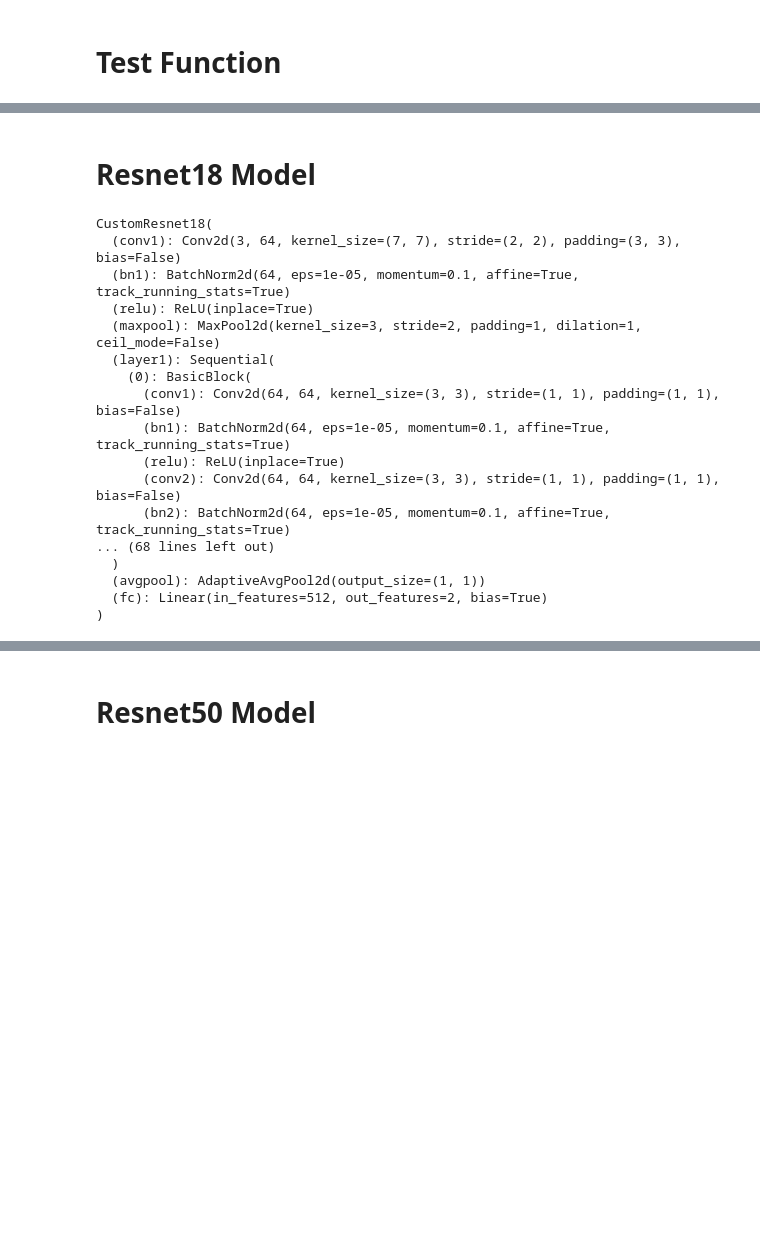
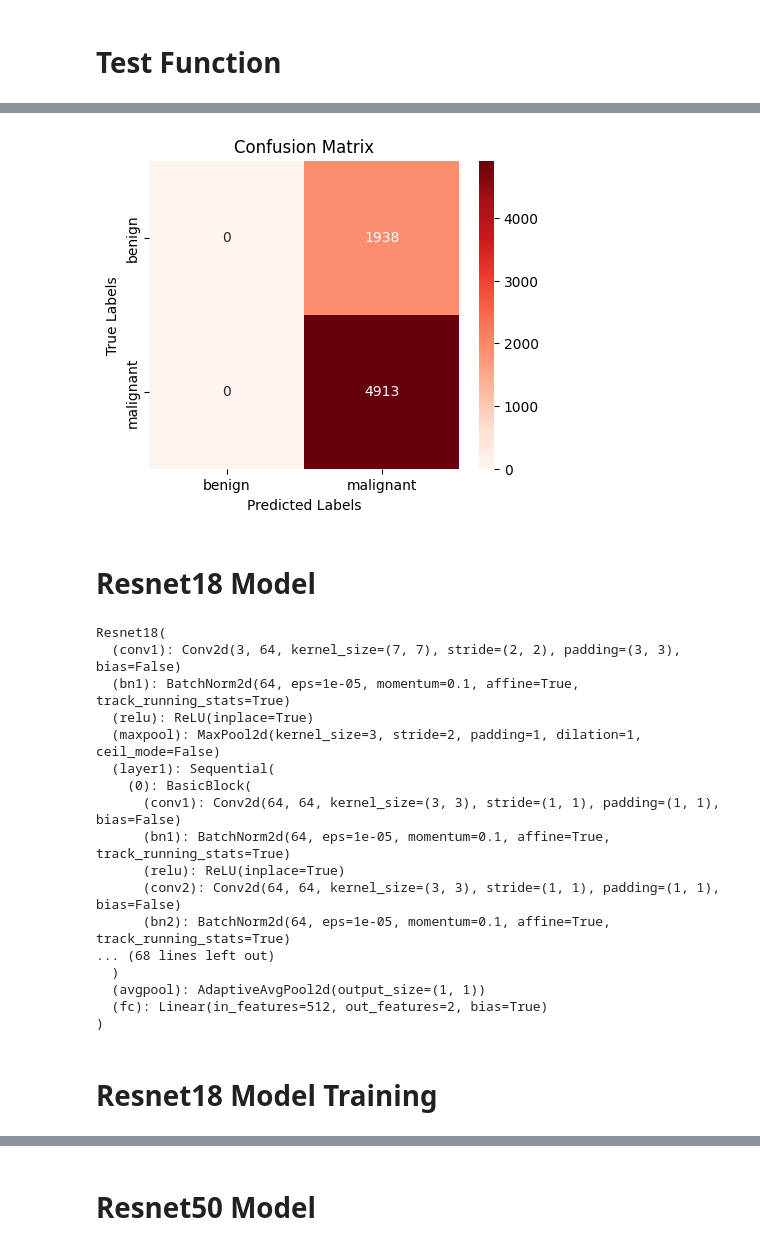
Before and after one commit to rustiiiiiii/TumorTrace_Infosys_Internship_Oct2024, a Jupyter notebook: Jaya Madhav/Code/tumor-trace.ipynb, the cells around one changed output, grey strips where cells are left out. Saved outputs shown, nothing was run; the diff lists cells and outputs as text; code cells hidden in the pictures; blank space fills up the shorter version.

```diff
--- a/Jaya Madhav/Code/tumor-trace.ipynb
+++ b/Jaya Madhav/Code/tumor-trace.ipynb
@@ -1032,7 +1076,12 @@ num_classes = 2
 # model = CustomVGG16(num_classes=num_classes)
 # %%
 import os
-# Model training
+from IPython.display import FileLink
+
+# Set working directory for Kaggle
+os.chdir(r'/kaggle/working')
+
+# Move the model to the specified device
 model.to(device)  # here device is cuda
 highest_auc = 0
 early_stopping = EarlyStopping(patience=20, verbose=True)
@@ -1042,17 +1091,16 @@ model_type = 'vgg16'
 
 # Directory to save model checkpoints
 save_directory = os.path.join('model', project_directory, model_type)
-if not os.path.exists(save_directory):
-    os.makedirs(save_directory)
+os.makedirs(save_directory, exist_ok=True)
 
 # Training loop for a specified number of epochs
 for current_epoch in range(1, total_epochs + 1):
-    # Now pass all required arguments to the train function
+    # Training step
     train(current_epoch, model, total_epochs, trainloader, criterion, l2_decay)
 
     # Evaluation with no gradient calculations
     with torch.no_grad():
-        accuracy, val_loss, auc_score = val(model)
+        val_loss,accuracy,cm,auc_score = val(model,valloader)
 
         # Handle multi-GPU setups if applicable
         model_state_dict = (
@@ -1066,11 +1114,24 @@ for current_epoch in range(1, total_epochs + 1):
             highest_auc = auc_score  # Update highest AUC score
             checkpoint_path = os.path.join(save_directory, f'{model_type}_{current_epoch}.pth')
             torch.save(model_state_dict, checkpoint_path, _use_new_zipfile_serialization=False)
-            print(f"Model checkpoint saved at epoch {current_epoch} with AUC: {highest_auc:.4f}")
+            print(f"Model saved at: {os.path.abspath(checkpoint_path)}")
+
+            # Generate download link for Kaggle
+            print("Generating download link for the saved model...")
+            display(FileLink(checkpoint_path))
 
         # Early stopping based on validation loss
-        early_stopping(val_loss, model)  # test_loss should be updated in each validation
+        early_stopping(val_loss, model)  # Update early stopping with validation loss
         if early_stopping.early_stop:
             print("Early stopping triggered")
             break
+
+# Save the model at the final epoch (if early stopping didn't trigger)
+final_model_save_path = os.path.join(save_directory, f'{model_type}_final_epoch.pth')
+torch.save(model_state_dict, final_model_save_path, _use_new_zipfile_serialization=False)
+print(f"Final model saved at: {os.path.abspath(final_model_save_path)}")
+
+# Generate download link for the final model
+print("Generating download link for the final model...")
+display(FileLink(final_model_save_path))
 # %% [output]
@@ -1209,3 +1302,16 @@ def test(model, testloader):
+# %%
+import seaborn as sns
+def plot_confusion_matrix(cm, class_names):
+    plt.figure(figsize=(5, 4))
+    sns.heatmap(cm, annot=True, fmt='d', cmap='Reds', xticklabels=class_names, yticklabels=class_names)
+    plt.xlabel('Predicted Labels')
+    plt.ylabel('True Labels')
+    plt.title('Confusion Matrix')
+    plt.show()
+
+plot_confusion_matrix(cm, class_names=['benign', 'malignant'])
+# %% [output]
+[figure, added]
 # %% [markdown]
 # **Resnet18 Model**
 # %%
@@ -1213,10 +1319,10 @@ import torch
 import torch.nn as nn
 import torchvision.models as models
 
-# Custom ResNet18 class that inherits from nn.Module
-class CustomResnet18(nn.Module):
+# ResNet18 class that inherits from nn.Module
+class Resnet18(nn.Module):
     def __init__(self, num_classes=2):
-        super(CustomResnet18, self).__init__()
+        super(Resnet18, self).__init__()
 
         # Load the pretrained ResNet18 model
         model_resnet18 = models.resnet18(pretrained=True)
@@ -1256,10 +1362,10 @@ class CustomResnet18(nn.Module):
 
 # Print the model architecture
 if __name__ == "__main__":
-    model1 = CustomResnet18(num_classes=2)
+    model1 = Resnet18(num_classes=2)
     print(model1)
 # %% [output]
-CustomResnet18(
+Resnet18(
   (conv1): Conv2d(3, 64, kernel_size=(7, 7), stride=(2, 2), padding=(3, 3), bias=False)
   (bn1): BatchNorm2d(64, eps=1e-05, momentum=0.1, affine=True, track_running_stats=True)
   (relu): ReLU(inplace=True)
@@ -1276,3 +1382,5 @@ CustomResnet18(
   (avgpool): AdaptiveAvgPool2d(output_size=(1, 1))
   (fc): Linear(in_features=512, out_features=2, bias=True)
 )
+# %% [markdown]
+# **Resnet18 Model Training**
```
Also changed, not shown: parts of 25 cells of this notebook.
